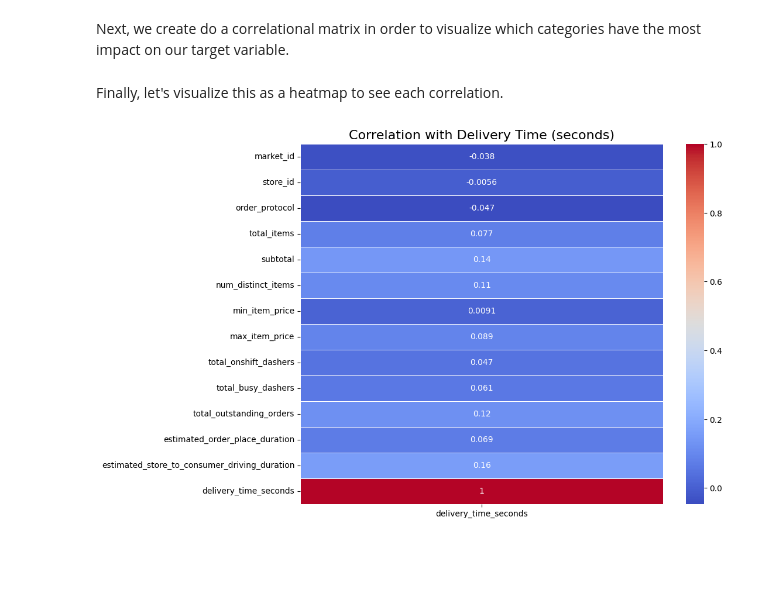
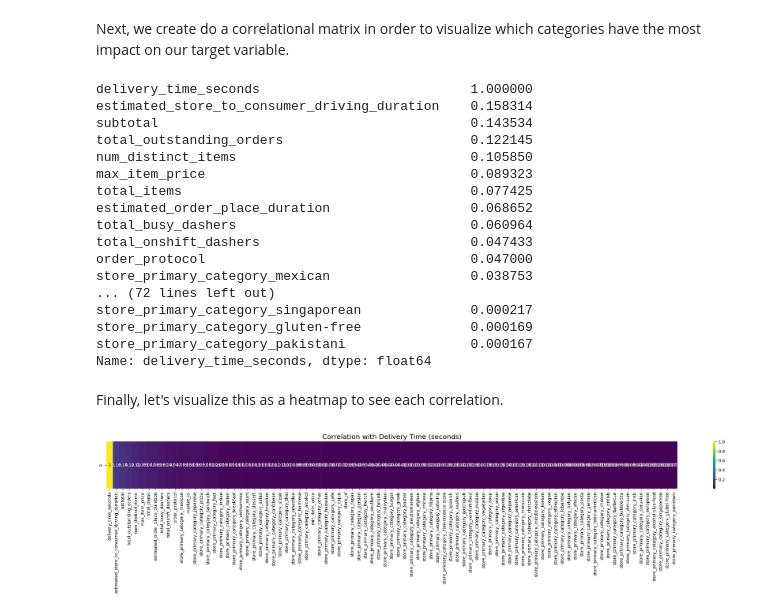
Before and after one commit to Jsontran5/doordashdelivery, a Jupyter notebook: Predicting_DoorDash_Delivery.ipynb, the cells around one changed output. Saved outputs shown, nothing was run; the diff lists cells and outputs as text; code cells hidden in the pictures; blank space fills up the shorter version.

```diff
--- a/Predicting_DoorDash_Delivery.ipynb
+++ b/Predicting_DoorDash_Delivery.ipynb
@@ -189,0 +194,16 @@ df.shape
+# %%
+num_unique_categories = df['store_primary_category'].nunique()
+print(num_unique_categories)
+
+'''
+from sklearn.preprocessing import LabelEncoder
+le = LabelEncoder()
+
+df['store_primary_category_encoded'] = le.fit_transform(df['store_primary_category'])
+print(dict(zip(le.classes_, le.transform(le.classes_))))
+'''
+
+store_categories = df['store_primary_category']
+df = pd.get_dummies(df, columns=['store_primary_category'], dtype='float')
+df['store_primary_category'] = store_categories
+df.sample(2)
@@ -201,19 +229,46 @@ Next, we create do a correlational matrix in order to visualize which categories
 # %%
 # select only numerical columns for correlation analysis
 numeric_cols = df.select_dtypes(include=['number'])
-
 # calculate the correlation matrix
 correlation_matrix = numeric_cols.corr()
-
 # focus on correlations with 'delivery_time_seconds'
-correlation_with_delivery_time = correlation_matrix['delivery_time_seconds'].sort_values(ascending=False)
+correlation_with_delivery_time = correlation_matrix['delivery_time_seconds'].abs().sort_values(ascending=False)
+pd.set_option('display.max_rows', None)
+print(correlation_with_delivery_time)
+pd.reset_option('display.max_rows')
+# %% [output]
+delivery_time_seconds                           1.000000
+estimated_store_to_consumer_driving_duration    0.158314
+subtotal                                        0.143534
+total_outstanding_orders                        0.122145
+num_distinct_items                              0.105850
+max_item_price                                  0.089323
+total_items                                     0.077425
+estimated_order_place_duration                  0.068652
+total_busy_dashers                              0.060964
+total_onshift_dashers                           0.047433
+order_protocol                                  0.047000
+store_primary_category_mexican                  0.038753
+... (72 lines left out)
+store_primary_category_singaporean              0.000217
+store_primary_category_gluten-free              0.000169
+store_primary_category_pakistani                0.000167
+Name: delivery_time_seconds, dtype: float64
 # %% [markdown]
 Finally, let's visualize this as a heatmap to see each correlation.
-# %%
-# plot a heatmap to visualize correlations with 'delivery_time_seconds'
-plt.figure(figsize=(10, 8))
-sns.heatmap(correlation_matrix[['delivery_time_seconds']], annot=True, cmap='coolwarm', linewidths=0.5)
-plt.title('Correlation with Delivery Time (seconds)', fontsize=16)
-plt.show()
-# %% [output]
-[figure, removed]
+# %%
+'''
+plt.figure(figsize=(10, 20))
+sns.heatmap(correlation_matrix[['delivery_time_seconds']], annot=True, cmap='coolwarm', linewidths=0.5)
+'''
+# Reshape the Series into a DataFrame (2D array) for the heatmap
+data_reshaped = correlation_with_delivery_time.values.reshape(1, -1)  # Single column
+# Create a DataFrame from the reshaped data
+df_heatmap = pd.DataFrame(data_reshaped, columns=correlation_with_delivery_time.index)
+# Create a heatmap
+plt.figure(figsize=(30, 2))  # Optional: Adjust the size of the figure
+sns.heatmap(df_heatmap, annot=True, cmap='viridis', cbar=True)
+plt.title('Correlation with Delivery Time (seconds)', fontsize=16)
+plt.show()
+# %% [output]
+[figure, added]
```
Also changed, not shown: parts of 94 cells of this notebook.
